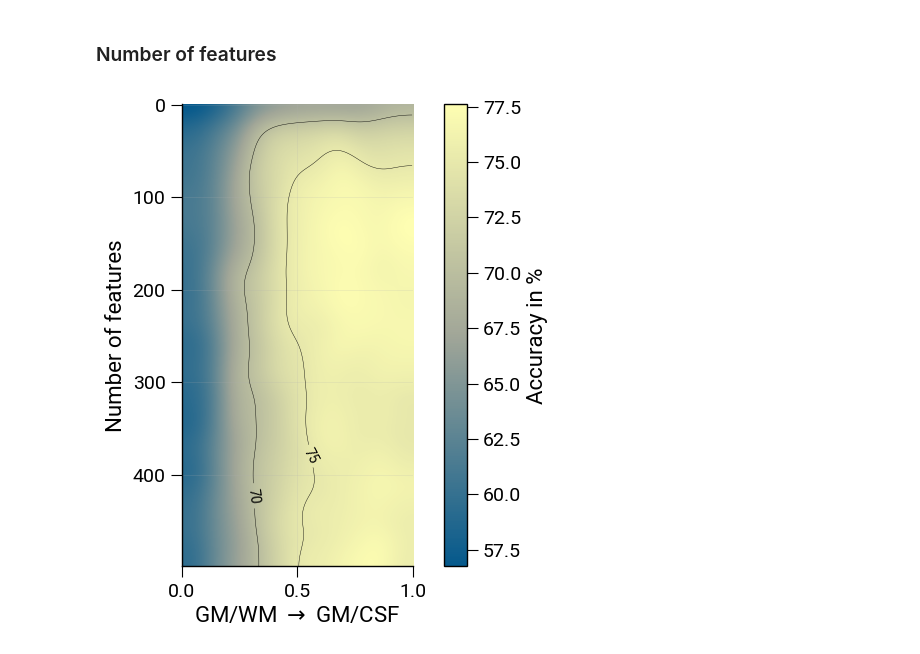
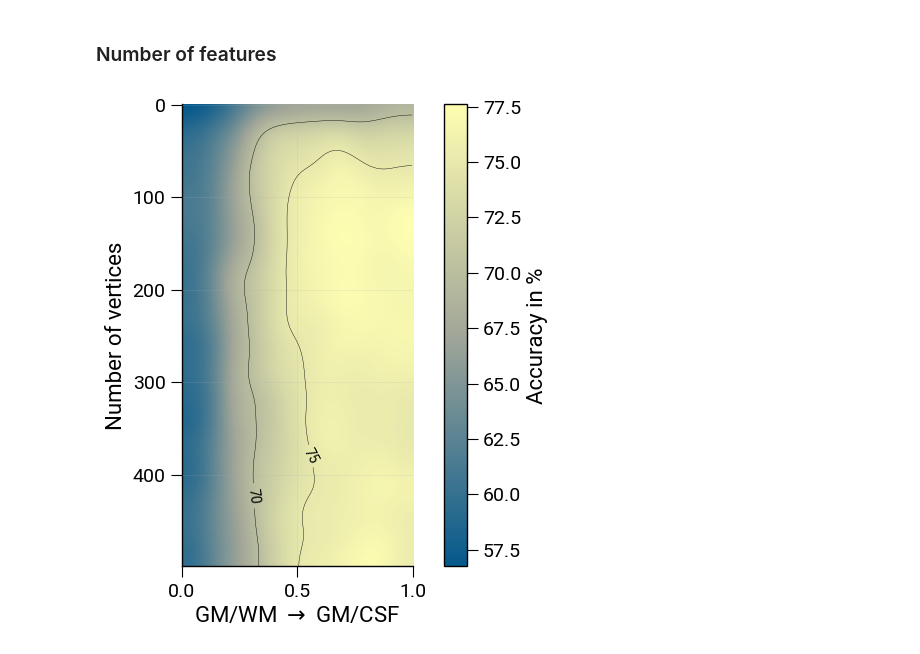
Before and after one commit to haenelt/odc, a Jupyter notebook: notebooks/decoding_profile.ipynb, the cells around one changed output. Drawn from its saved outputs; the diff is of its cells as text; code cells hidden in the pictures.

```diff
--- a/notebooks/decoding_profile.ipynb
+++ b/notebooks/decoding_profile.ipynb
@@ -77,35 +77,38 @@ DIR_DATA = "/data/pt_01880/Experiment1_ODC/paper/n_features"
 SESS = "SE_EPI"
 FILTER_SIZE = "none"
 
 def get_profile(day):
     y = np.zeros((N_LAYER, len(SUBJECTS)))
     for i, subj in enumerate(SUBJECTS):
         path = Path(DIR_DATA) / subj / f"{SESS}{SESSION[subj][SESS][day]}"
         file = path / "accuracy.csv"
         data = np.genfromtxt(file, delimiter=',')
     return data
 
 z1 = get_profile(0)
 z2 = get_profile(1)
 z3 = (z1+z2)/2
 dim1, dim2 = 500, 250
 x, y = np.meshgrid(np.arange(dim2), np.arange(dim1))
 z3_resized = resize(z3,(dim1,dim2))
 z3_filtered = gaussian_filter(z3_resized, 14.0)
 z3_filtered *= 100
 
 fig, ax = plt.subplots()
 im = ax.imshow(z3_filtered, cmap=ColMap.mpl_colormap)
-#cs = ax.contour(x, y, z3_filtered, [55.0, 57.0], colors="black", linewidths=0.3)  # vaso
-#cs = ax.contour(x, y, z3_filtered, [80.0, 85.0], colors="black", linewidths=0.3)  # ge_epi
-cs = ax.contour(x, y, z3_filtered, [70.0, 75.0], colors="black", linewidths=0.3)  # se_epi
+if SESS == "VASO":
+    cs = ax.contour(x, y, z3_filtered, [55.0, 57.0], colors="black", linewidths=0.3)  # vaso
+elif SESS == "GE_EPI":
+    cs = ax.contour(x, y, z3_filtered, [80.0, 85.0], colors="black", linewidths=0.3)  # ge_epi
+elif SESS == "SE_EPI":
+    cs = ax.contour(x, y, z3_filtered, [70.0, 75.0], colors="black", linewidths=0.3)  # se_epi
 ax.clabel(cs, inline=True, fontsize=10)
 ax.set_xticks([0, 125, 250], [0.0, 0.5, 1.0])
 ax.set_xlabel(r"GM/WM $\rightarrow$ GM/CSF")
-ax.set_ylabel("Number of features")
+ax.set_ylabel("Number of vertices")
 cbar = plt.colorbar(im)
 cbar.set_label("Accuracy in %")
 file_out = f"/data/pt_01880/n_features_{SESS}.svg"
 fig.savefig(file_out, dpi=300, bbox_inches="tight", transparent=True, format="svg")
 # %% [output]
-[figure, old version]
+[figure, new version]
```
